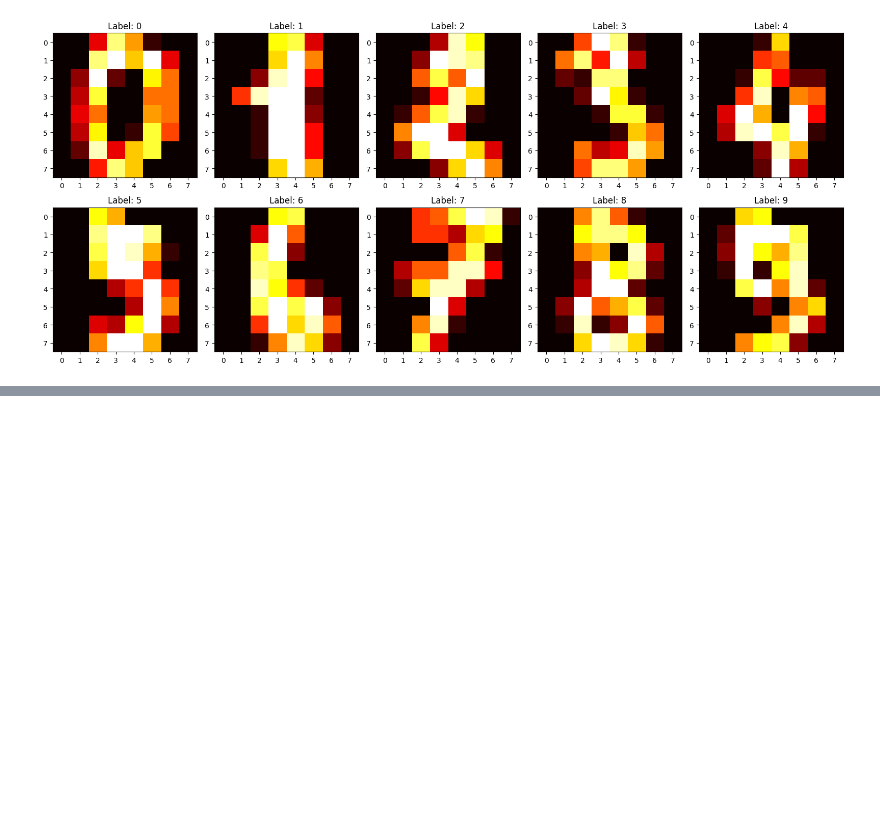
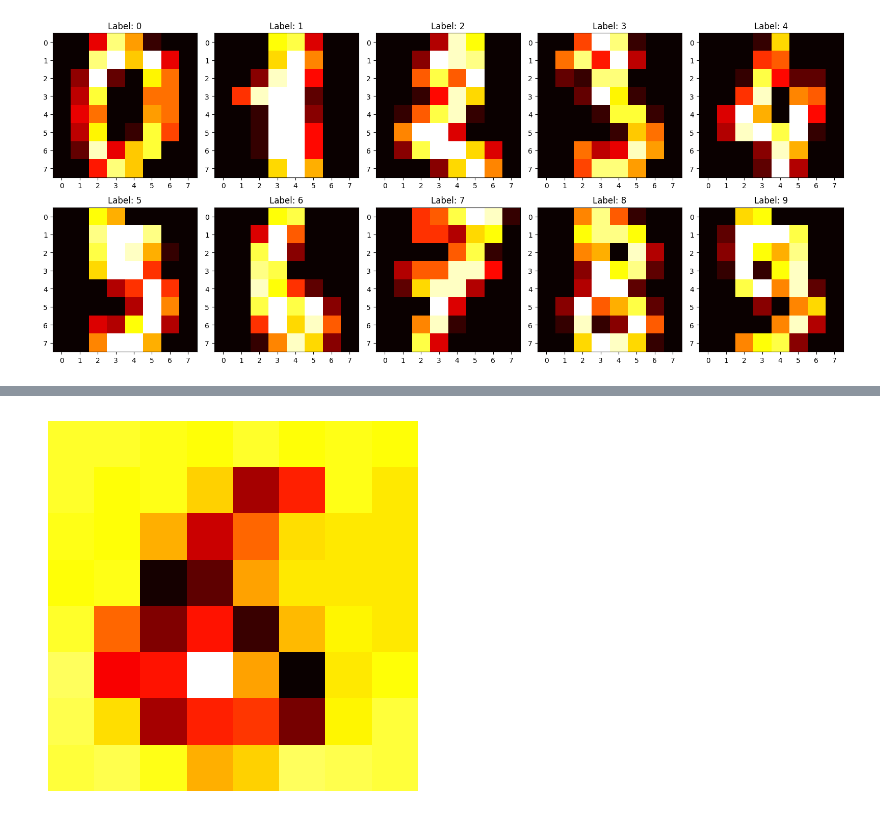
Before and after one commit to DhruvSharma3812/S_V_M_Practice, a Jupyter notebook: digits_and_flowers/exercise.ipynb, the cells around one changed output, grey strips where cells are left out. Cells and saved outputs as stored; diff of their text form; code cells hidden in the pictures; blank space fills up the shorter version.

```diff
--- a/digits_and_flowers/exercise.ipynb
+++ b/digits_and_flowers/exercise.ipynb
@@ -302,0 +337,15 @@ plt.show()
+# %%
+image = data[7]["image"]
+
+image = image.convert("L")
+image_resized = image.resize((8, 8), Image.Resampling.LANCZOS)
+
+image_array = np.array(image_resized).astype(float) / 255.0
+
+# print(image_array)
+
+plt.imshow(image_resized, cmap='hot')
+plt.axis("off")
+plt.show()
+# %% [output]
+[figure, added]
```
Also changed, not shown: parts of 20 cells of this notebook, 1 other file.
